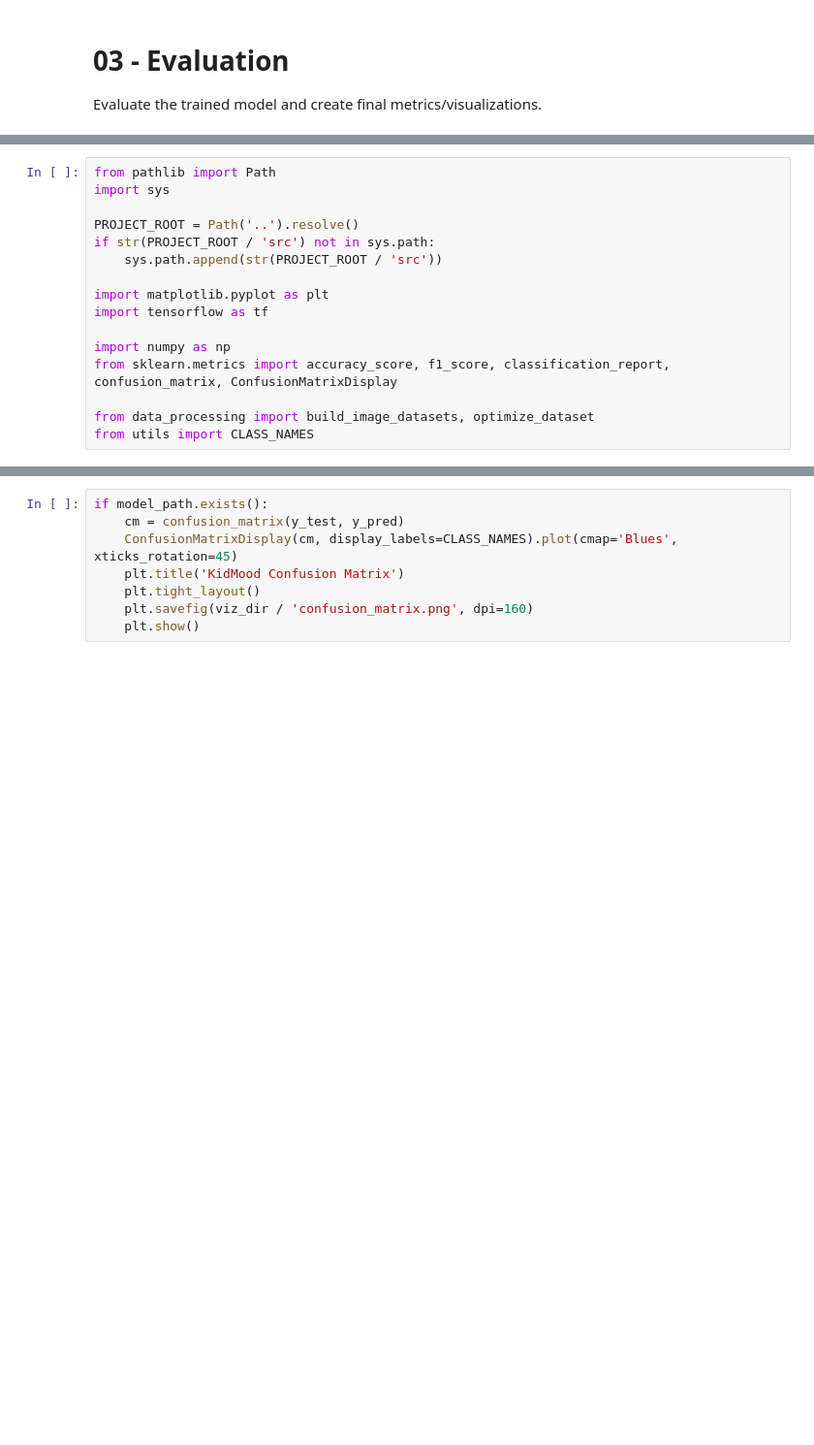
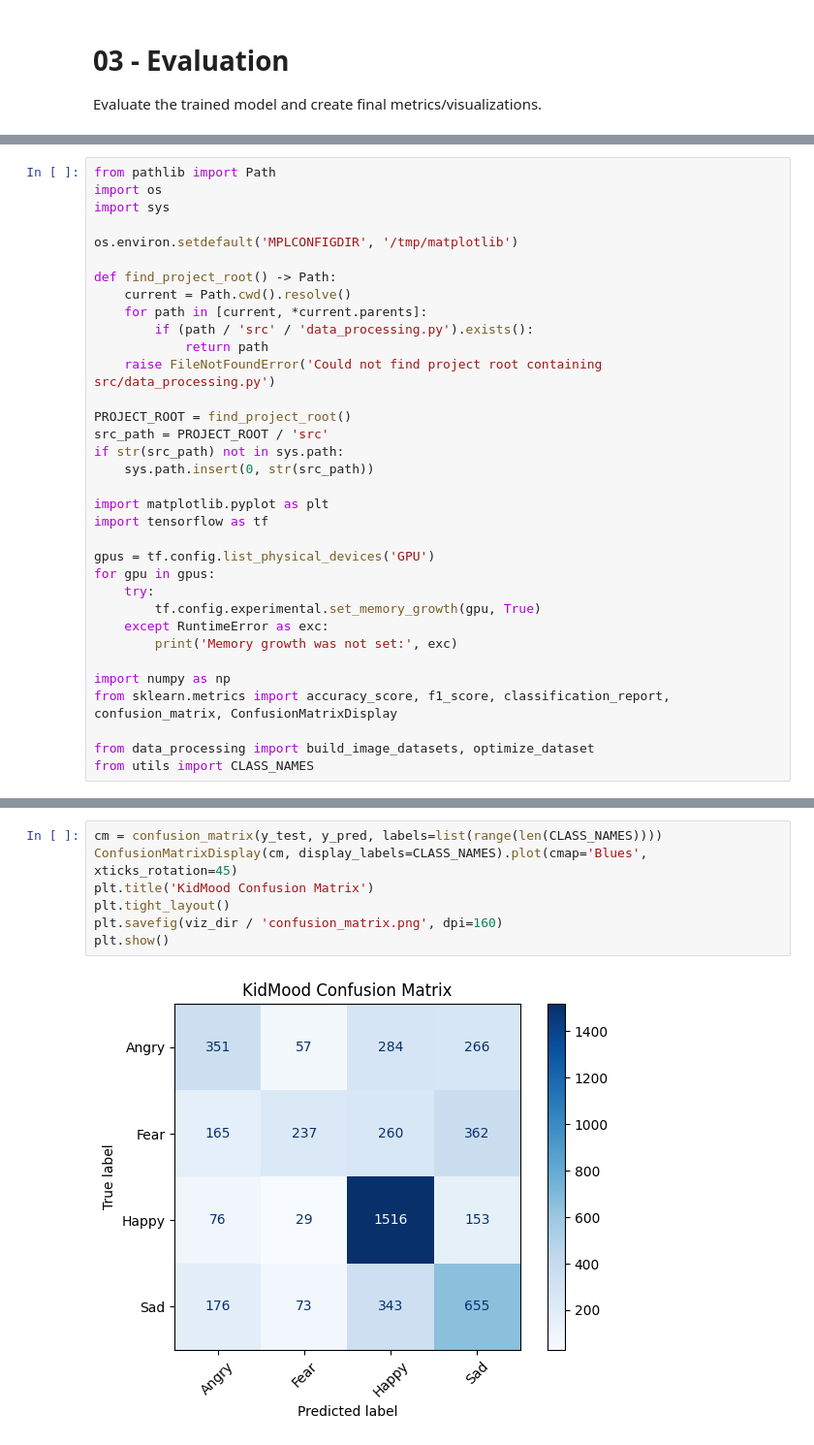
Before and after one commit to spacemanspiff-713/KidMood-Final-Project, a Jupyter notebook: notebooks/03_evaluation.ipynb, the cells around one changed output, grey strips where cells are left out. Shown at 97% size. Drawn from its saved outputs; the diff is of its cells as text; blank space fills up the shorter version.

```diff
--- a/notebooks/03_evaluation.ipynb
+++ b/notebooks/03_evaluation.ipynb
@@ -5,13 +27,31 @@ Evaluate the trained model and create final metrics/visualizations.
 # %%
 from pathlib import Path
+import os
 import sys
 
-PROJECT_ROOT = Path('..').resolve()
-if str(PROJECT_ROOT / 'src') not in sys.path:
-    sys.path.append(str(PROJECT_ROOT / 'src'))
+os.environ.setdefault('MPLCONFIGDIR', '/tmp/matplotlib')
+
+def find_project_root() -> Path:
+    current = Path.cwd().resolve()
+    for path in [current, *current.parents]:
+        if (path / 'src' / 'data_processing.py').exists():
+            return path
+    raise FileNotFoundError('Could not find project root containing src/data_processing.py')
+
+PROJECT_ROOT = find_project_root()
+src_path = PROJECT_ROOT / 'src'
+if str(src_path) not in sys.path:
+    sys.path.insert(0, str(src_path))
 
 import matplotlib.pyplot as plt
 import tensorflow as tf
+
+gpus = tf.config.list_physical_devices('GPU')
+for gpu in gpus:
+    try:
+        tf.config.experimental.set_memory_growth(gpu, True)
+    except RuntimeError as exc:
+        print('Memory growth was not set:', exc)
 
 import numpy as np
 from sklearn.metrics import accuracy_score, f1_score, classification_report, confusion_matrix, ConfusionMatrixDisplay
@@ -46,8 +118,9 @@ else:
 # %%
-if model_path.exists():
-    cm = confusion_matrix(y_test, y_pred)
-    ConfusionMatrixDisplay(cm, display_labels=CLASS_NAMES).plot(cmap='Blues', xticks_rotation=45)
-    plt.title('KidMood Confusion Matrix')
-    plt.tight_layout()
-    plt.savefig(viz_dir / 'confusion_matrix.png', dpi=160)
-    plt.show()
+cm = confusion_matrix(y_test, y_pred, labels=list(range(len(CLASS_NAMES))))
+ConfusionMatrixDisplay(cm, display_labels=CLASS_NAMES).plot(cmap='Blues', xticks_rotation=45)
+plt.title('KidMood Confusion Matrix')
+plt.tight_layout()
+plt.savefig(viz_dir / 'confusion_matrix.png', dpi=160)
+plt.show()
+# %% [output]
+[figure, added]
```
Also changed, not shown: parts of 3 cells of this notebook, 8 other files.
